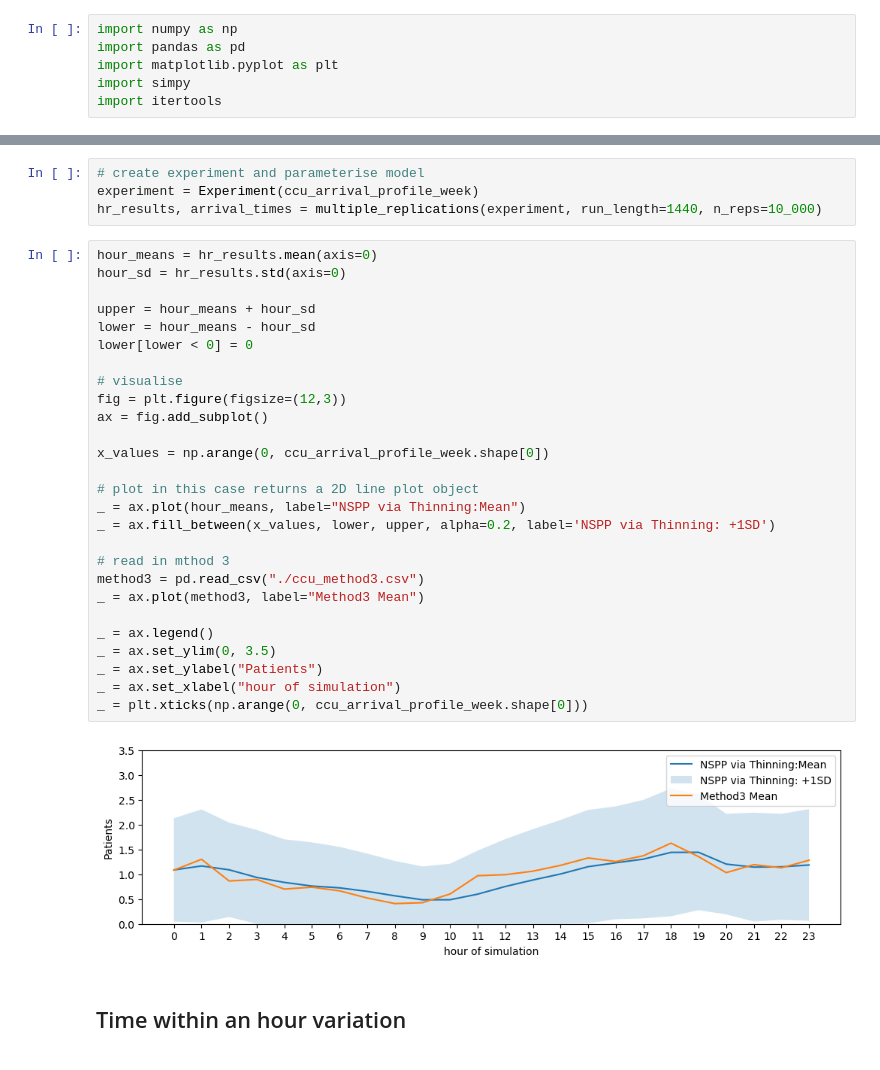
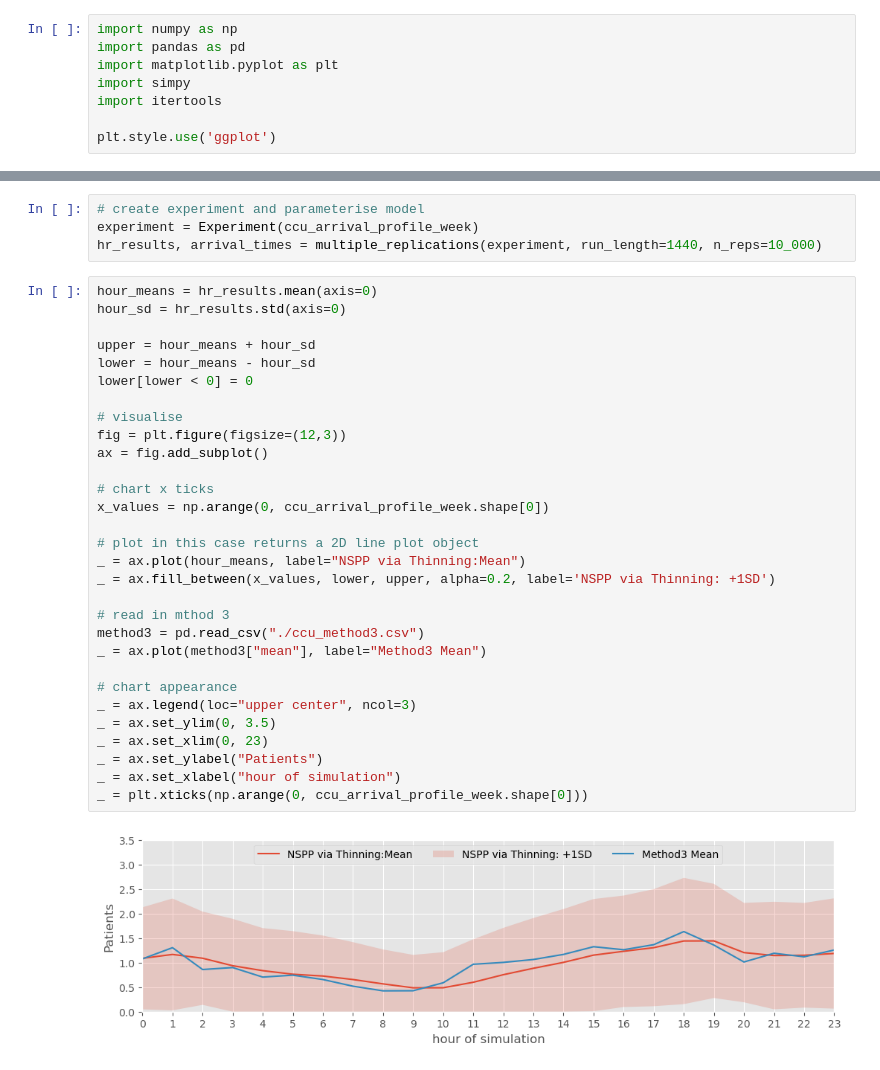
Before and after one commit to TomMonks/ccu_arrivals, a Jupyter notebook: notebooks/02_applied/02_thinning_ccu.ipynb, the cells around one changed output, grey strips where cells are left out. Drawn from its saved outputs; the diff is of its cells as text.

```diff
--- a/notebooks/02_applied/02_thinning_ccu.ipynb
+++ b/notebooks/02_applied/02_thinning_ccu.ipynb
@@ -35,6 +35,8 @@ import pandas as pd
 import matplotlib.pyplot as plt
 import simpy
 import itertools
+
+plt.style.use('ggplot')
 # %% [markdown]
 ## Example from Banks et al.
 
@@ -183,31 +185,32 @@ hr_results, arrival_times = multiple_replications(experiment, run_length=1440, n
 # %%
 hour_means = hr_results.mean(axis=0)
 hour_sd = hr_results.std(axis=0)
 
 upper = hour_means + hour_sd
 lower = hour_means - hour_sd
 lower[lower < 0] = 0
 
 # visualise
 fig = plt.figure(figsize=(12,3))
 ax = fig.add_subplot()
 
+# chart x ticks
 x_values = np.arange(0, ccu_arrival_profile_week.shape[0])
 
 # plot in this case returns a 2D line plot object
 _ = ax.plot(hour_means, label="NSPP via Thinning:Mean")
 _ = ax.fill_between(x_values, lower, upper, alpha=0.2, label='NSPP via Thinning: +1SD')
 
 # read in mthod 3
 method3 = pd.read_csv("./ccu_method3.csv")
-_ = ax.plot(method3, label="Method3 Mean")
+_ = ax.plot(method3["mean"], label="Method3 Mean")
 
-_ = ax.legend()
+# chart appearance
+_ = ax.legend(loc="upper center", ncol=3)
 _ = ax.set_ylim(0, 3.5)
+_ = ax.set_xlim(0, 23)
 _ = ax.set_ylabel("Patients")
 _ = ax.set_xlabel("hour of simulation")
 _ = plt.xticks(np.arange(0, ccu_arrival_profile_week.shape[0]))
 # %% [output]
-[figure, old version]
+[figure, new version]
-# %% [markdown]
-## Time within an hour variation
```
Also changed, not shown: parts of 3 cells of this notebook, 5 other files.
